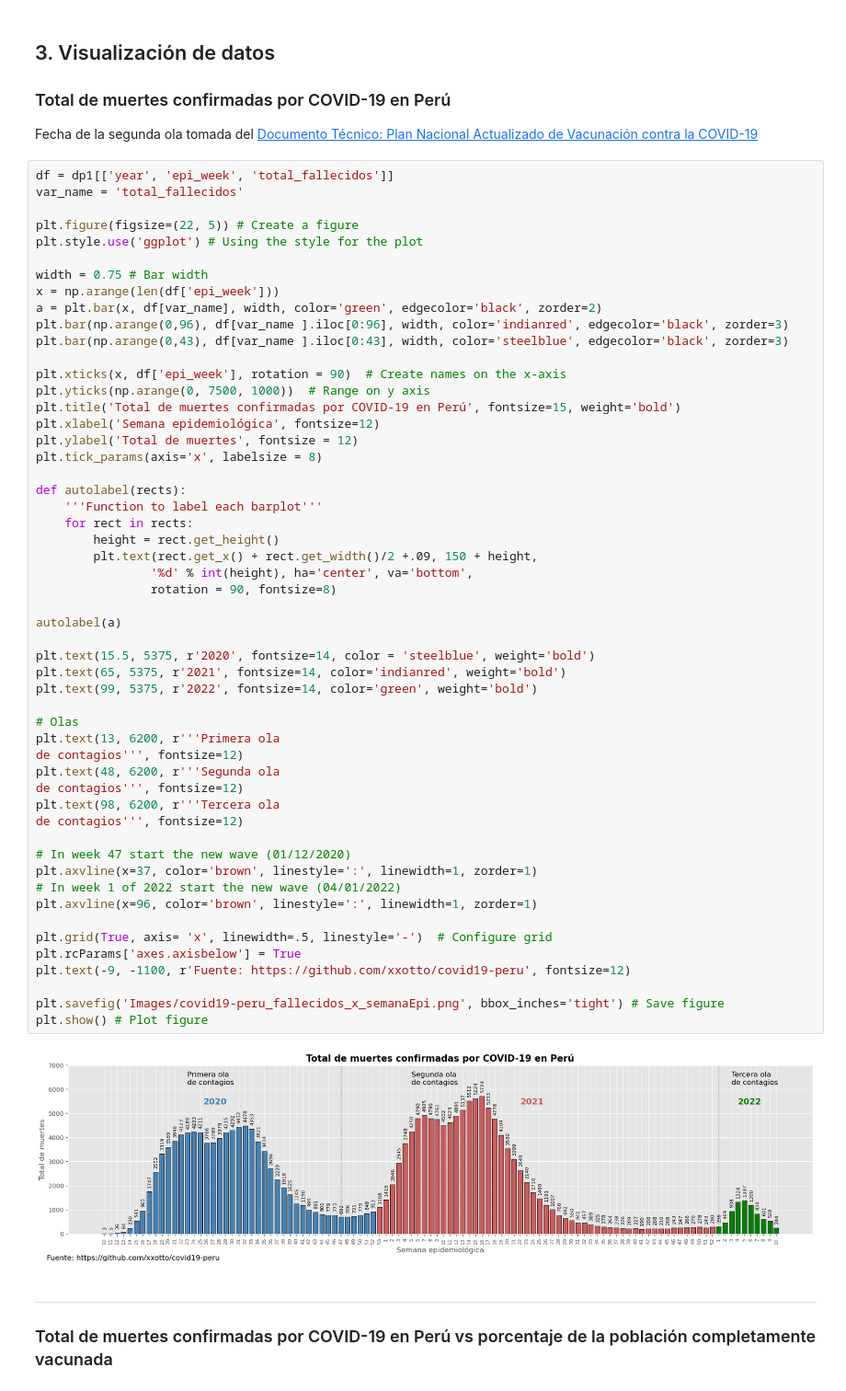
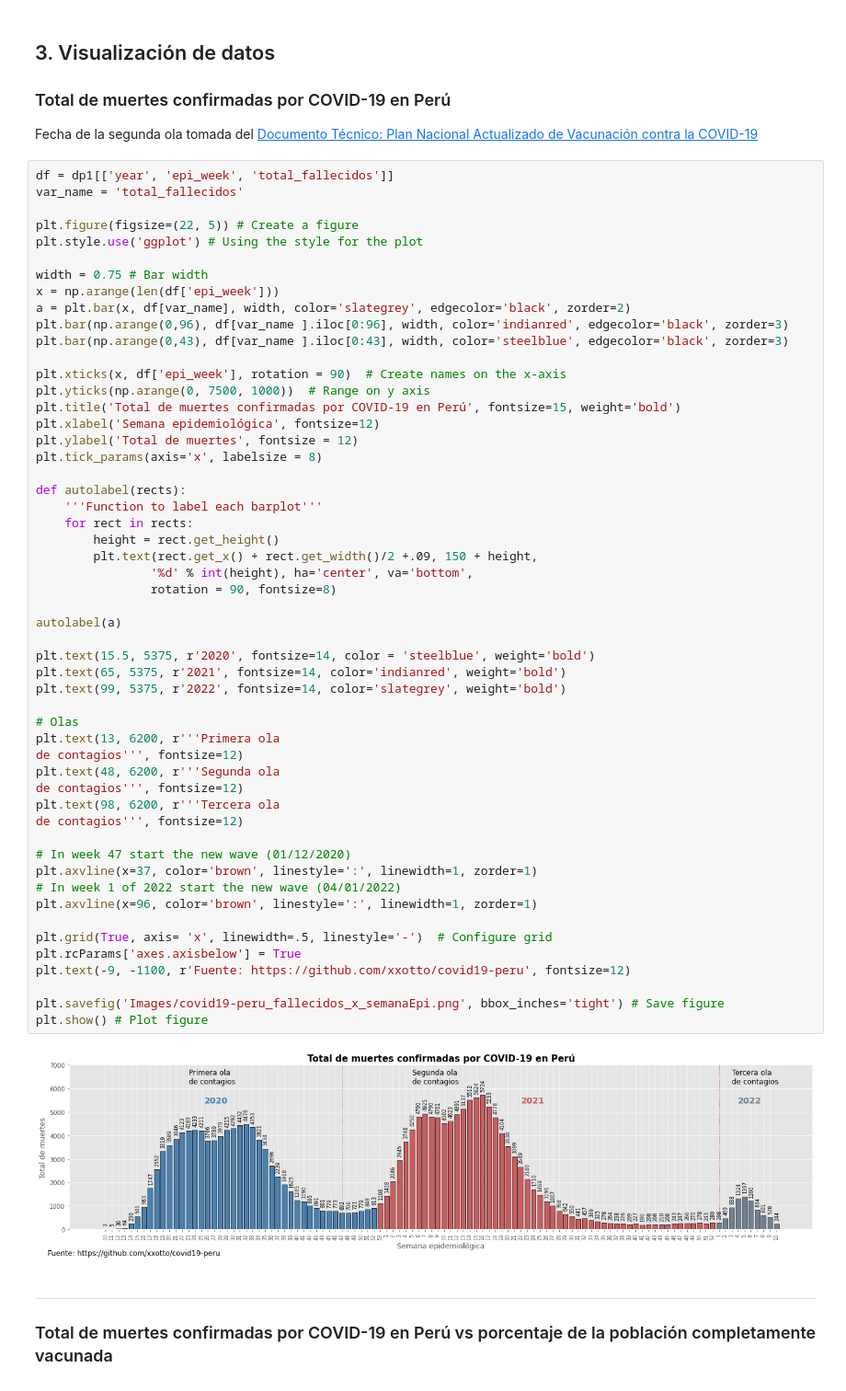
Before and after one commit to xxotto/covid19-Peru, a Jupyter notebook: DataVisualization.ipynb, the cells around one changed output. Shown at 92% size. Cells and saved outputs as stored; diff of their text form.

```diff
--- a/DataVisualization.ipynb
+++ b/DataVisualization.ipynb
@@ -59,7 +61,7 @@ plt.style.use('ggplot') # Using the style for the plot
 
 width = 0.75 # Bar width
 x = np.arange(len(df['epi_week']))
-a = plt.bar(x, df[var_name], width, color='green', edgecolor='black', zorder=2)
+a = plt.bar(x, df[var_name], width, color='slategrey', edgecolor='black', zorder=2)
 plt.bar(np.arange(0,96), df[var_name ].iloc[0:96], width, color='indianred', edgecolor='black', zorder=3)
 plt.bar(np.arange(0,43), df[var_name ].iloc[0:43], width, color='steelblue', edgecolor='black', zorder=3)
 
@@ -76,35 +78,35 @@ def autolabel(rects):
         height = rect.get_height()
         plt.text(rect.get_x() + rect.get_width()/2 +.09, 150 + height,
                 '%d' % int(height), ha='center', va='bottom',
                 rotation = 90, fontsize=8)
 
 autolabel(a)
 
 plt.text(15.5, 5375, r'2020', fontsize=14, color = 'steelblue', weight='bold')
 plt.text(65, 5375, r'2021', fontsize=14, color='indianred', weight='bold')
-plt.text(99, 5375, r'2022', fontsize=14, color='green', weight='bold')
+plt.text(99, 5375, r'2022', fontsize=14, color='slategrey', weight='bold')
 
 # Olas
 plt.text(13, 6200, r'''Primera ola
 de contagios''', fontsize=12)
 plt.text(48, 6200, r'''Segunda ola
 de contagios''', fontsize=12)
 plt.text(98, 6200, r'''Tercera ola
 de contagios''', fontsize=12)
 
 # In week 47 start the new wave (01/12/2020)
 plt.axvline(x=37, color='brown', linestyle=':', linewidth=1, zorder=1)
 # In week 1 of 2022 start the new wave (04/01/2022)
 plt.axvline(x=96, color='brown', linestyle=':', linewidth=1, zorder=1)
 
 plt.grid(True, axis= 'x', linewidth=.5, linestyle='-')  # Configure grid
 plt.rcParams['axes.axisbelow'] = True
 plt.text(-9, -1100, r'Fuente: https://github.com/xxotto/covid19-peru', fontsize=12)
 
 plt.savefig('Images/covid19-peru_fallecidos_x_semanaEpi.png', bbox_inches='tight') # Save figure
 plt.show() # Plot figure
 # %% [output]
-[figure, old version]
+[figure, new version]
 # %% [markdown]
 ***
 ### Total de muertes confirmadas por COVID-19 en Perú vs porcentaje de la población completamente vacunada
```
Also changed, not shown: parts of 2 cells of this notebook, 3 other files.
